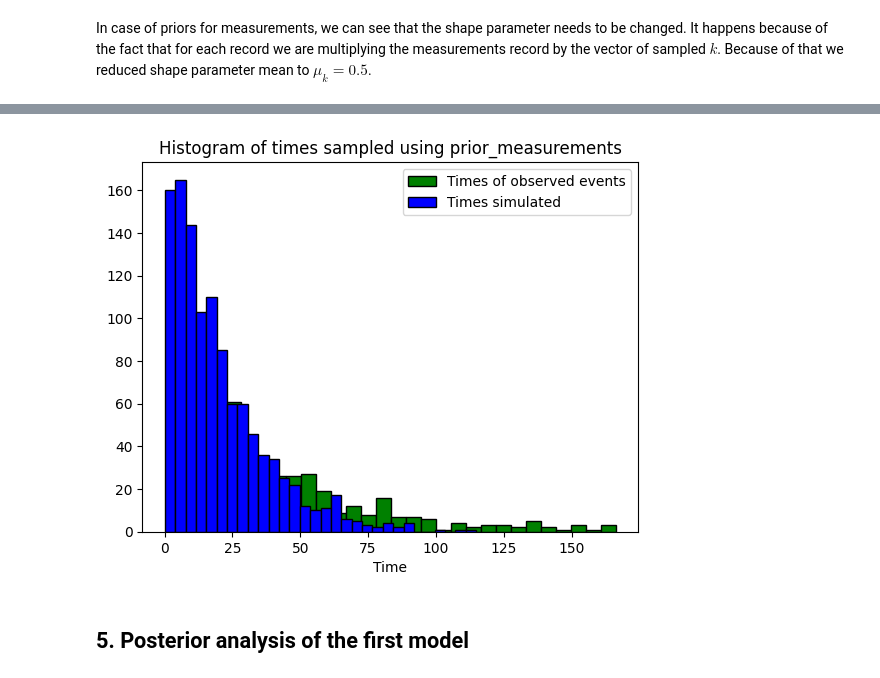
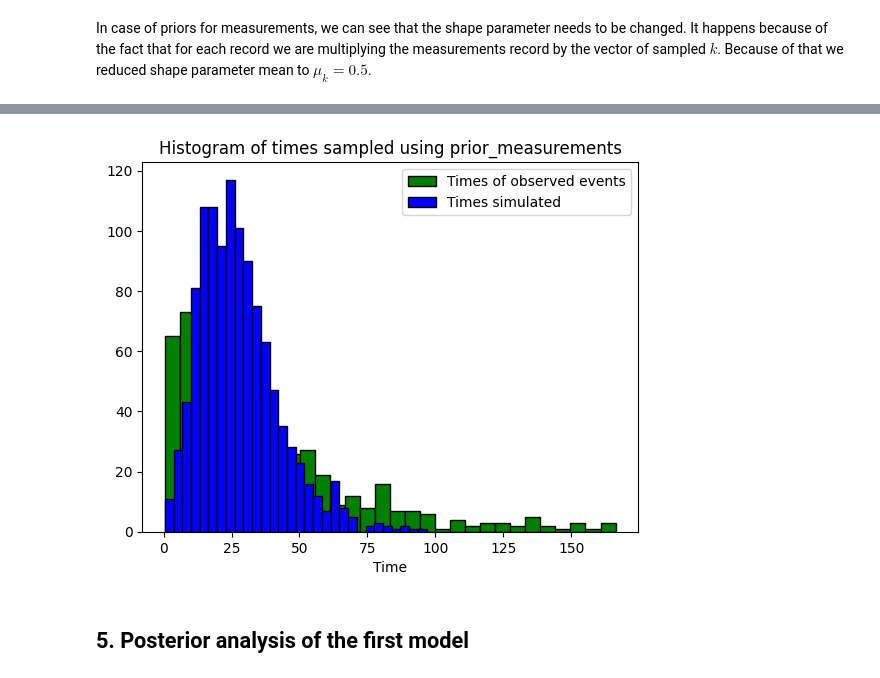
Before and after one commit to rafalmaciasz/employee-turnover, a Jupyter notebook: project.ipynb, the cells around one changed output, grey strips where cells are left out. Cells and saved outputs as stored; diff of their text form; code cells hidden in the pictures.

```diff
--- a/project.ipynb
+++ b/project.ipynb
@@ -482,10 +484,12 @@ prior_for_measurement_model = do_sampling(
         "M": normalized_features_matrix.shape[1],
         "X": normalized_features_matrix,
 
-        "mu_k": 0.5,
+        "mu_k": 2.5,
         "sigma_k": 0.01,
-        "mu_lambda": 20,
-        "sigma_lambda": 0.01
+        # "mu_lambda": 20,
+        # "sigma_lambda": 0.01,
+        "mu_theta": 1.5,
+        "sigma_theta": 0.01
     },
     target=target_array,
     censor=censor_array,
@@ -498,4 +502,4 @@ chain 1 |██████████| 00:00 Sampling completed
-[figure, old version]
+[figure, new version]
 # %% [markdown]
 ## 5. Posterior analysis of the first model
 # %% [markdown]
```
Also changed, not shown: parts of 13 cells of this notebook, 3 other files.
